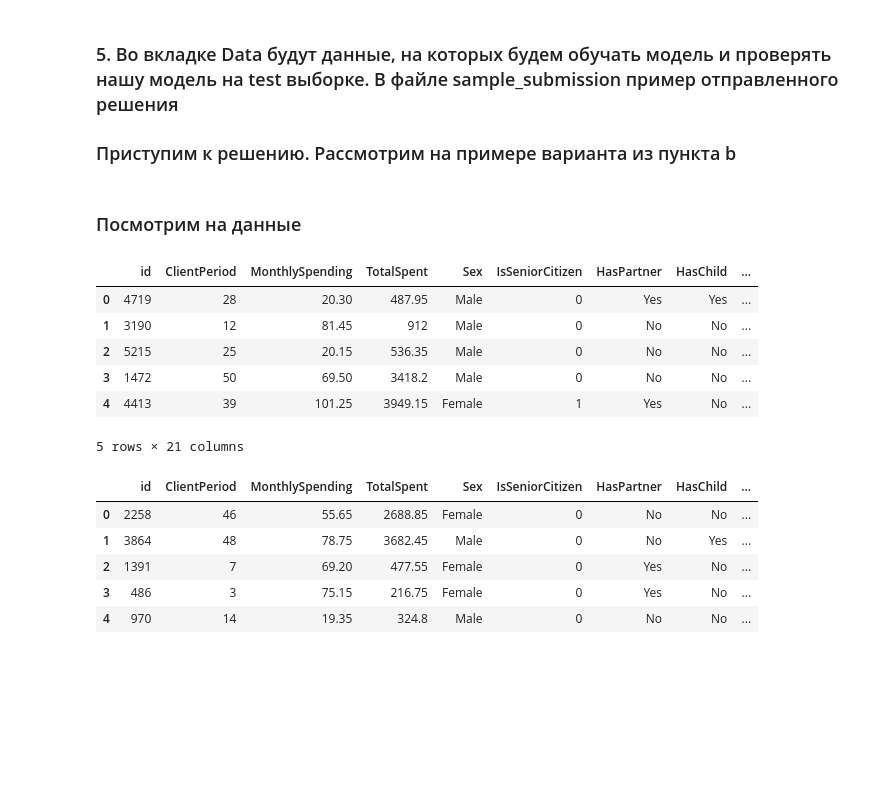
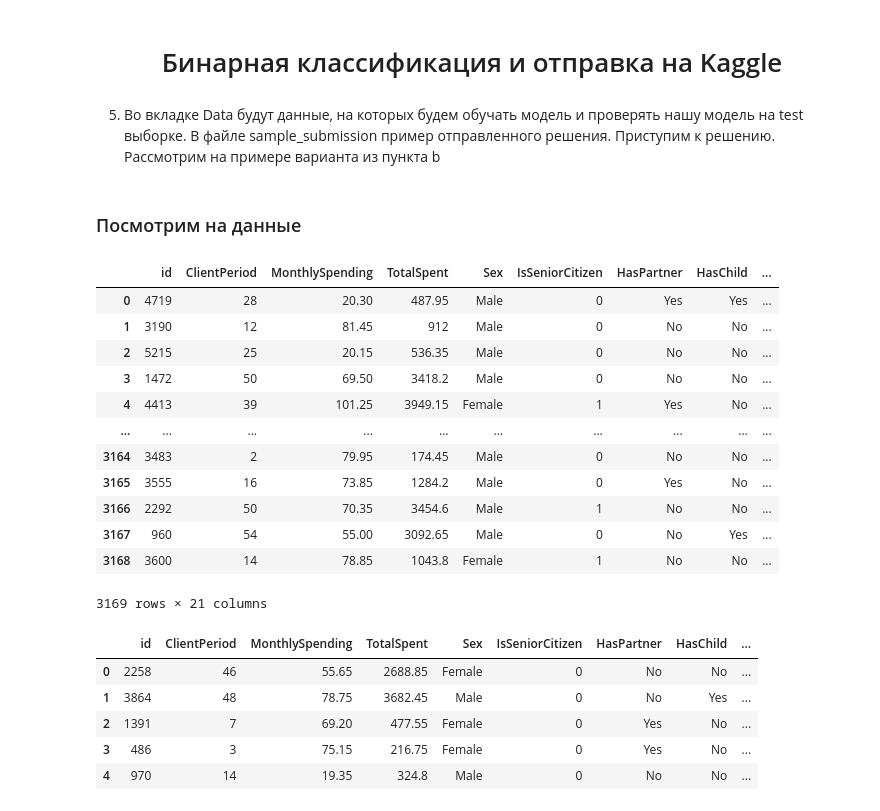
Before and after one commit to makarty/edu-works, a Jupyter notebook: data analysis/2practical/baseline.ipynb, the cells around one changed output. Saved outputs shown, nothing was run; the diff lists cells and outputs as text; code cells hidden in the pictures; blank space fills up the shorter version.

```diff
--- a/data analysis/2practical/baseline.ipynb
+++ b/data analysis/2practical/baseline.ipynb
@@ -25,6 +1,7 @@
+# %% [markdown]
+# <center>Бинарная классификация и отправка на Kaggle
 # %% [markdown]
-### 5. Во вкладке Data будут данные, на которых будем обучать модель и проверять нашу модель на test выборке. В файле sample_submission пример отправленного решения
-
-### Приступим к решению. Рассмотрим на примере варианта из пункта b
+5. Во вкладке Data будут данные, на которых будем обучать модель и проверять нашу модель на test выборке. В файле sample_submission пример отправленного решения.
+Приступим к решению. Рассмотрим на примере варианта из пункта b
 # %%
 import pandas as pd
@@ -33,19 +15,25 @@ import warnings
 warnings.filterwarnings("ignore")
 # %%
-train = pd.read_csv("data_baseline//train.csv")
-test = pd.read_csv("data_baseline///test.csv")
+train = pd.read_csv("data/train.csv")
+test = pd.read_csv("data/test.csv")
 # %% [markdown]
 ### Посмотрим на данные
 # %%
-train.head()
+train
 # %% [output]
 |  | id | ClientPeriod | MonthlySpending | TotalSpent | Sex | IsSeniorCitizen | HasPartner | HasChild | ... |
 | 0 | 4719 | 28 | 20.30 | 487.95 | Male | 0 | Yes | Yes | ... |
 | 1 | 3190 | 12 | 81.45 | 912 | Male | 0 | No | No | ... |
 | 2 | 5215 | 25 | 20.15 | 536.35 | Male | 0 | No | No | ... |
 | 3 | 1472 | 50 | 69.50 | 3418.2 | Male | 0 | No | No | ... |
 | 4 | 4413 | 39 | 101.25 | 3949.15 | Female | 1 | Yes | No | ... |
+| ... | ... | ... | ... | ... | ... | ... | ... | ... | ... |
+| 3164 | 3483 | 2 | 79.95 | 174.45 | Male | 0 | No | No | ... |
+| 3165 | 3555 | 16 | 73.85 | 1284.2 | Male | 0 | Yes | No | ... |
+| 3166 | 2292 | 50 | 70.35 | 3454.6 | Male | 1 | No | No | ... |
+| 3167 | 960 | 54 | 55.00 | 3092.65 | Male | 0 | No | Yes | ... |
+| 3168 | 3600 | 14 | 78.85 | 1043.8 | Female | 1 | No | No | ... |
-5 rows × 21 columns
+3169 rows × 21 columns
 # %%
 test.head()
 # %% [output]
```
Also changed, not shown: parts of 24 cells of this notebook, 5 other files.
